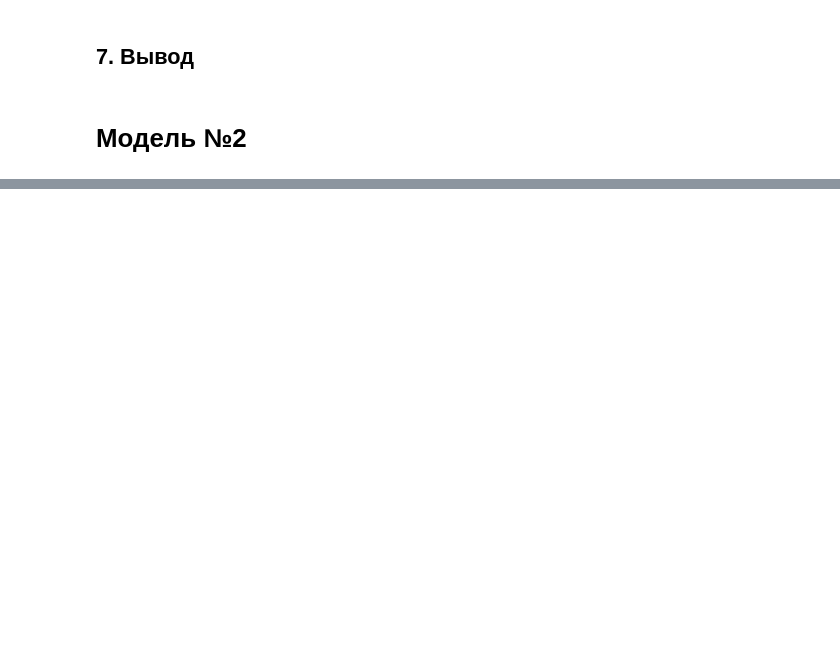
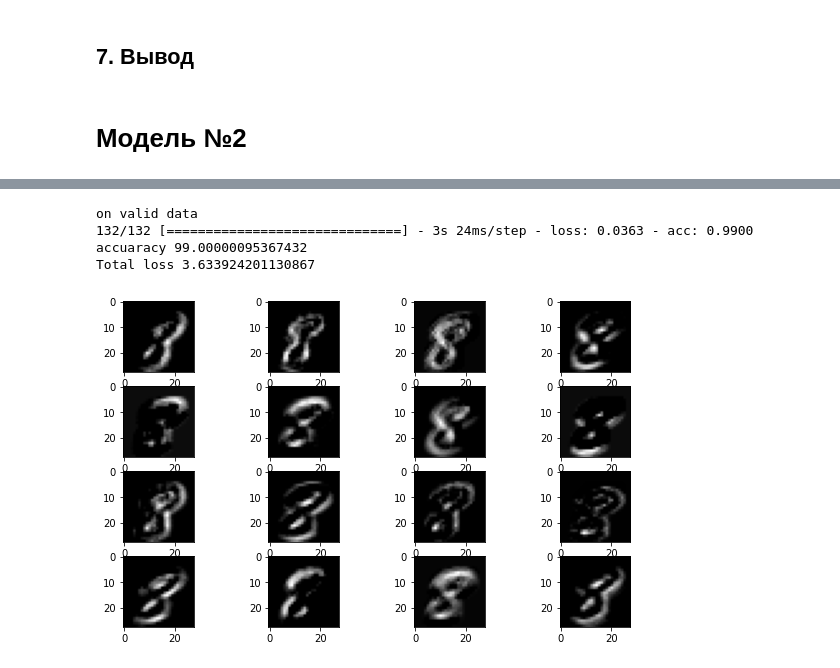
Before and after one commit to Ilya-Begalko/machine_learning_course, a Jupyter notebook: competition/competition_notebook.ipynb, the cells around one changed output, grey strips where cells are left out. Cells and saved outputs as stored; diff of their text form; code cells hidden in the pictures; blank space fills up the shorter version.

Commit message:
added error matrix and image layers.

```diff
--- a/competition/competition_notebook.ipynb
+++ b/competition/competition_notebook.ipynb
@@ -362,0 +421,28 @@ print(preds)
+# %%
+print("on valid data")
+pred1=model.evaluate(X_val,y_val)
+print("accuaracy", str(pred1[1]*100))
+print("Total loss",str(pred1[0]*100))
+# %% [output]
+on valid data
+132/132 [==============================] - 3s 24ms/step - loss: 0.0363 - acc: 0.9900
+accuaracy 99.00000095367432
+Total loss 3.633924201130867
+# %%
+from keras.models import Model
+layer_outputs = [layer.output for layer in model.layers]
+activation_model = Model(inputs=model.input, outputs=layer_outputs)
+activations = activation_model.predict(X_train[10].reshape(1,28,28,1))
+
+def display_activation(activations, col_size, row_size, act_index):
+    activation = activations[act_index]
+    activation_index=0
+    fig, ax = plt.subplots(row_size, col_size, figsize=(row_size*2.5,col_size*1.5))
+    for row in range(0,row_size):
+        for col in range(0,col_size):
+            ax[row][col].imshow(activation[0, :, :, activation_index], cmap='gray')
+            activation_index += 1
+# %%
+display_activation(activations, 4, 4, 1)
+# %% [output]
+[figure, added]
```
Also changed, not shown: parts of 30 cells of this notebook, 1 other file.
